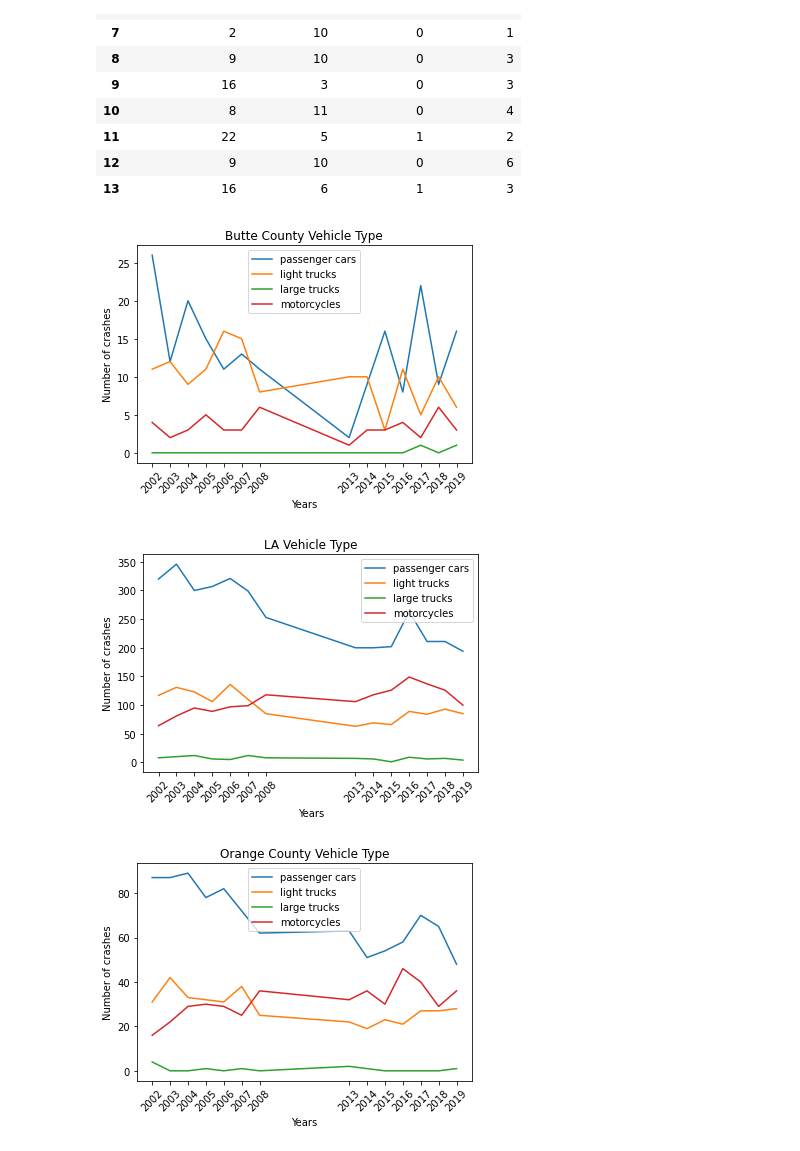
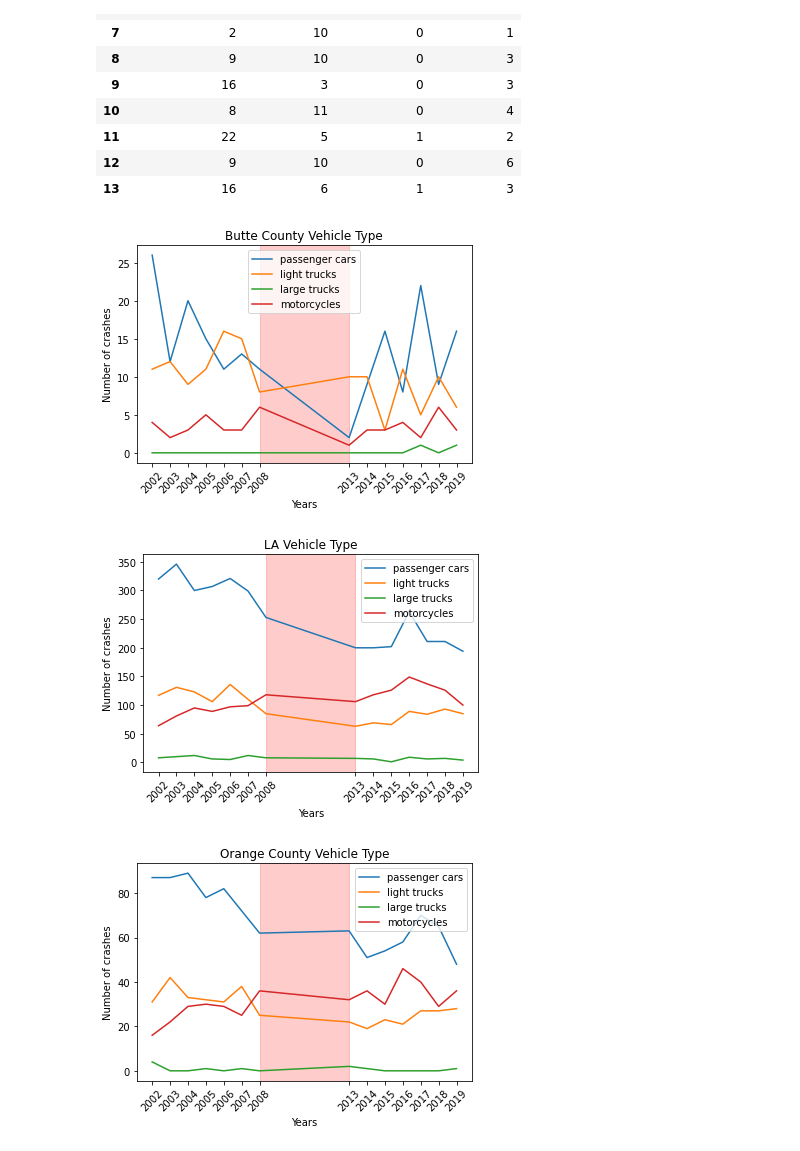
Before and after one commit to cxnoii/Project-1, a Jupyter notebook: Vehicle_Type.ipynb, the cells around one changed output. Drawn from its saved outputs; the diff is of its cells as text; code cells hidden in the pictures.

Commit message:
vehicle_tyle_plot

```diff
--- a/Vehicle_Type.ipynb
+++ b/Vehicle_Type.ipynb
@@ -37,13 +37,14 @@ plt.xlabel("Years")
 plt.ylabel("Number of crashes")
 plt.legend(loc="best")
 plt.xticks(Vehivle_type_butte["Year"],rotation = 45)
-
+plt.title("Butte County Vehicle Type")
+plt.axvspan(2008, 2013, color='red', alpha=0.2)
 # Print our chart to the screen
 plt.savefig("Vehicle Type Plot/Vehicle Type Butte.png")
-plt.title("Butte County Vehicle Type")
+
 plt.show()
 # %% [output]
-[figure, old version]
+[figure, new version]
 # %%
 # Plot the world average as a line chart
 p_LA = plt.plot(Vehivle_type_LA["Year"], Vehivle_type_LA["passenger cars"], label="passenger cars")
@@ -55,33 +56,37 @@ m_LA = plt.plot(Vehivle_type_LA["Year"], Vehivle_type_LA["motocycles"], label="m
 plt.xlabel("Years")
 plt.ylabel("Number of crashes")
 plt.legend(loc="best")
-plt.xticks(np.arange(min(Vehivle_type_LA["Year"]), max(Vehivle_type_LA["Year"])+1), rotation = 45)
+
 plt.xticks(Vehivle_type_LA["Year"],rotation = 45)
-plt.savefig("Vehicle Type Plot/Vehicle Type LA.png")
+
+plt.axvspan(2008, 2013, color='red', alpha=0.2)
 plt.title("LA Vehicle Type")
 # Print our chart to the screen
+plt.savefig("Vehicle Type Plot/Vehicle Type LA.png")
 plt.show()
 # %% [output]
-[figure, old version]
+[figure, new version]
 # %%
 # Plot the world average as a line chart
 p_Orange = plt.plot(Vehivle_type_Orange["Year"], Vehivle_type_Orange["passenger cars"], label="passenger cars")
 light_Orange = plt.plot(Vehivle_type_Orange["Year"], Vehivle_type_Orange["light trucks"], label="light trucks")
 large_Orange = plt.plot(Vehivle_type_Orange["Year"], Vehivle_type_Orange["large trucks"], label="large trucks")
 m_Orange = plt.plot(Vehivle_type_Orange["Year"], Vehivle_type_Orange["motocycles"], label="motorcycles")
 
 
 plt.xlabel("Years")
 plt.ylabel("Number of crashes")
 plt.legend(loc="best")
 
-plt.savefig("Vehicle Type Plot/Vehicle Type Orange.png")
+
 plt.xticks(Vehivle_type_Orange["Year"],rotation = 45)
 plt.title("Orange County Vehicle Type")
+plt.axvspan(2008, 2013, color='red', alpha=0.2)
+plt.savefig("Vehicle Type Plot/Vehicle Type Orange.png")
 # Print our chart to the screen
 plt.show()
 # %% [output]
-[figure, old version]
+[figure, new version]
 # %%
 p_SF = plt.plot(Vehivle_type_SF["Year"], Vehivle_type_SF["passenger cars"], label="passenger cars")
 light_SF = plt.plot(Vehivle_type_SF["Year"], Vehivle_type_SF["light trucks"], label="light trucks")
```
Also changed, not shown: parts of 1 cell of this notebook, 8 other files.
